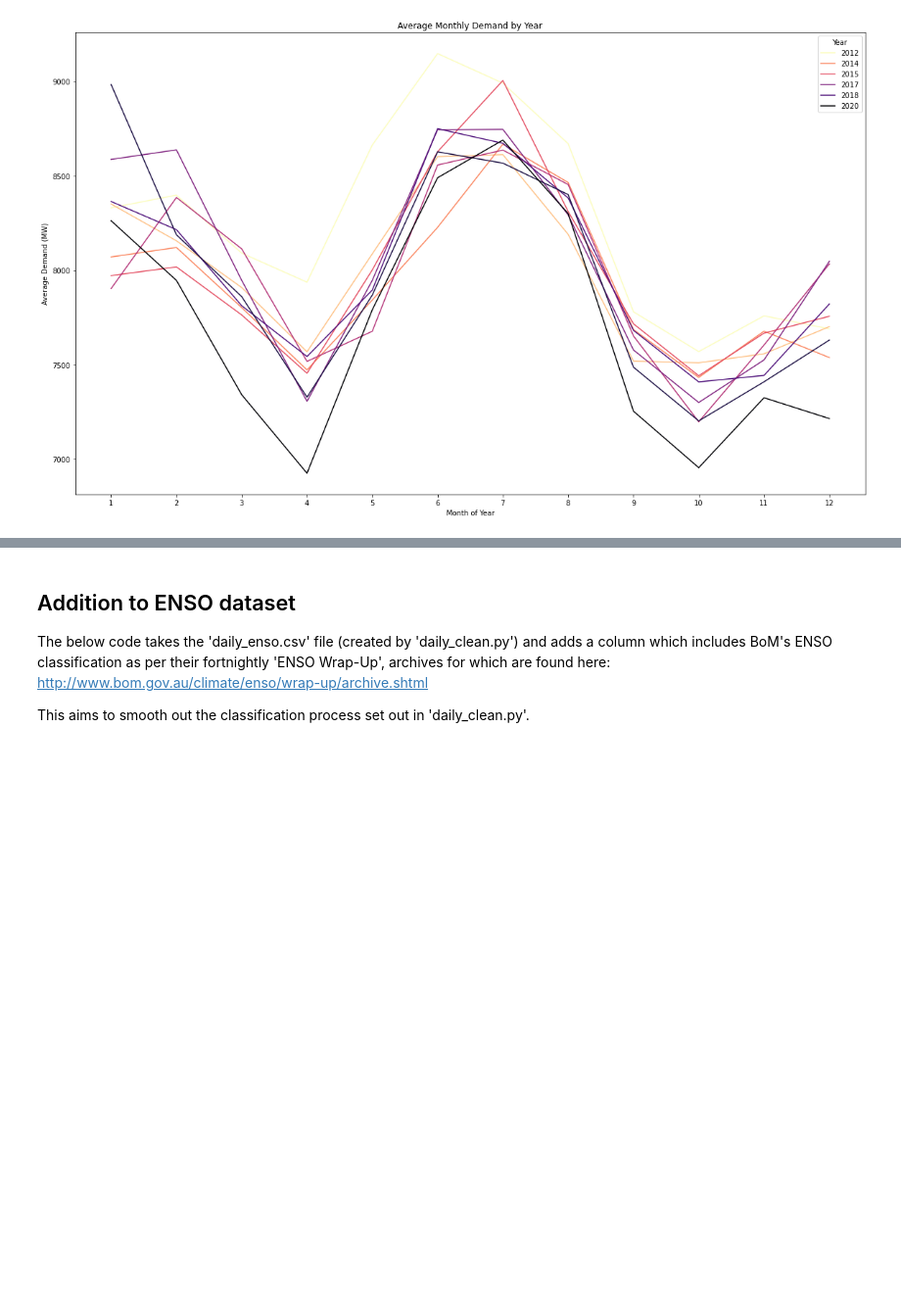
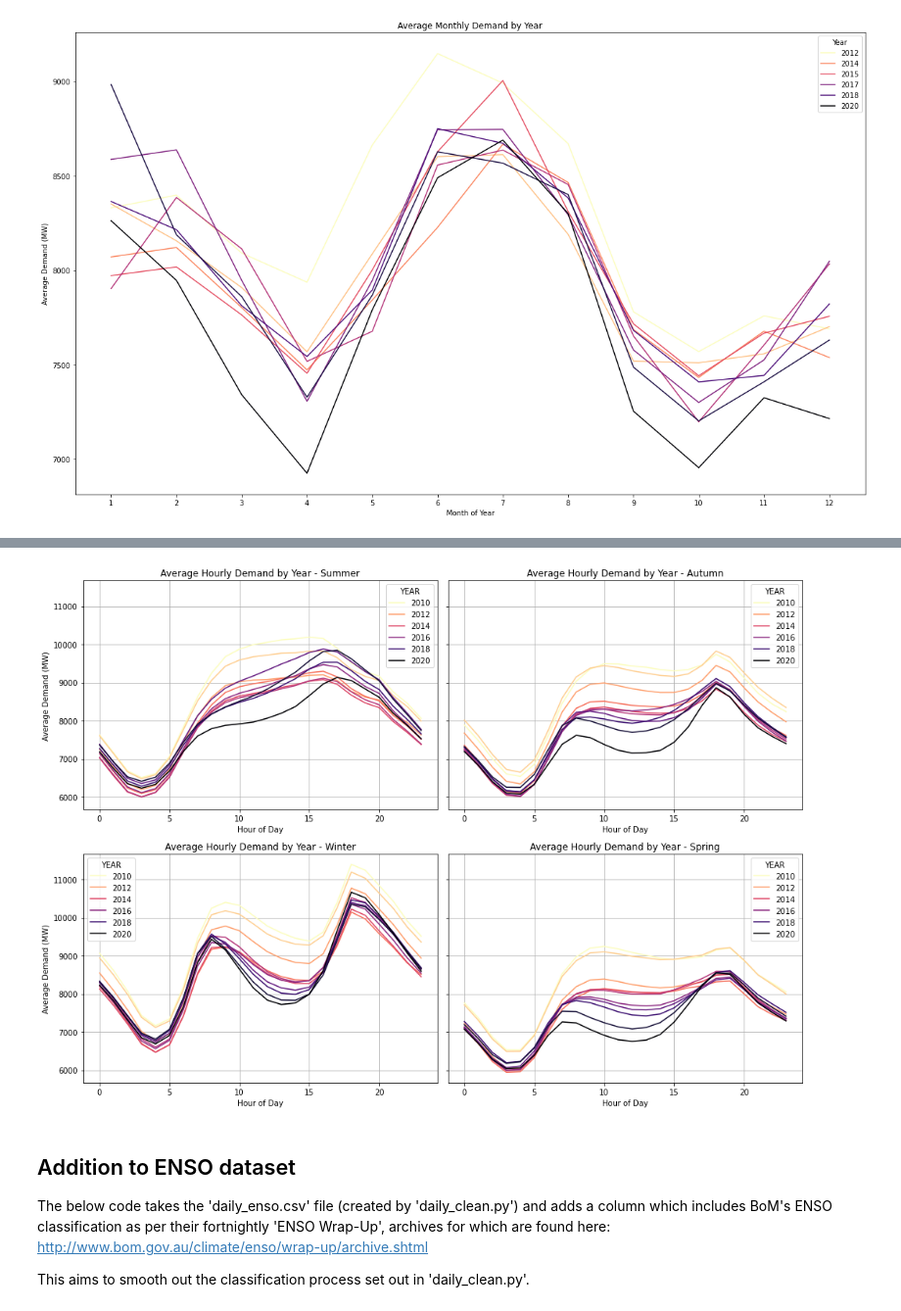
Before and after one commit to UNSW-ZZSC9020-H52024/Group5, a Jupyter notebook: src/EDA_Tariq.ipynb, the cells around one changed output, grey strips where cells are left out. Shown at 98% size. Saved outputs shown, nothing was run; the diff lists cells and outputs as text; code cells hidden in the pictures; blank space fills up the shorter version.

```diff
--- a/src/EDA_Tariq.ipynb
+++ b/src/EDA_Tariq.ipynb
@@ -472,3 +510,47 @@ plt.show()
+# %%
+fig, axes = plt.subplots(2, 2, figsize=(14, 10), sharey=True)
+
+
+# Summer
+sns.lineplot(
+    data=df_merge[(df_merge["SEASON"] == 'Summer') & (df_merge["YEAR"] < 2021)],
+    x='HOUR', y='DEMAND', hue='YEAR', ax=axes[0,0], ci=None, palette='magma_r')
+axes[0,0].set_title('Average Hourly Demand by Year - Summer')
+axes[0,0].set_xlabel('Hour of Day')
+axes[0,0].set_ylabel('Average Demand (MW)')
+axes[0,0].grid(True)
+
+# Autumn
+sns.lineplot(
+    data=df_merge[(df_merge["SEASON"] == 'Autumn') & (df_merge["YEAR"] < 2021)],
+    x='HOUR', y='DEMAND', hue='YEAR', ax=axes[0,1], ci=None, palette='magma_r')
+axes[0,1].set_title('Average Hourly Demand by Year - Autumn')
+axes[0,1].set_xlabel('Hour of Day')
+axes[0,1].set_ylabel('Average Demand (MW)')
+axes[0,1].grid(True)
+
+# Winter
+sns.lineplot(
+    data=df_merge[(df_merge["SEASON"] == 'Winter') & (df_merge["YEAR"] < 2021)],
+    x='HOUR', y='DEMAND', hue='YEAR', ax=axes[1,0], ci=None, palette='magma_r')
+axes[1,0].set_title('Average Hourly Demand by Year - Winter')
+axes[1,0].set_xlabel('Hour of Day')
+axes[1,0].set_ylabel('Average Demand (MW)')
+axes[1,0].grid(True)
+
+# Spring
+sns.lineplot(
+    data=df_merge[(df_merge["SEASON"] == 'Spring') & (df_merge["YEAR"] < 2021)],
+    x='HOUR', y='DEMAND', hue='YEAR', ax=axes[1,1], ci=None, palette='magma_r')
+axes[1,1].set_title('Average Hourly Demand by Year - Spring')
+axes[1,1].set_xlabel('Hour of Day')
+axes[1,1].set_ylabel('Average Demand (MW)')
+axes[1,1].grid(True)
+
+plt.tight_layout()
+plt.show()
+# %% [output]
+[figure, added]
 # %% [markdown]
 ## Addition to ENSO dataset
 
```
Also changed, not shown: parts of 12 cells of this notebook.
